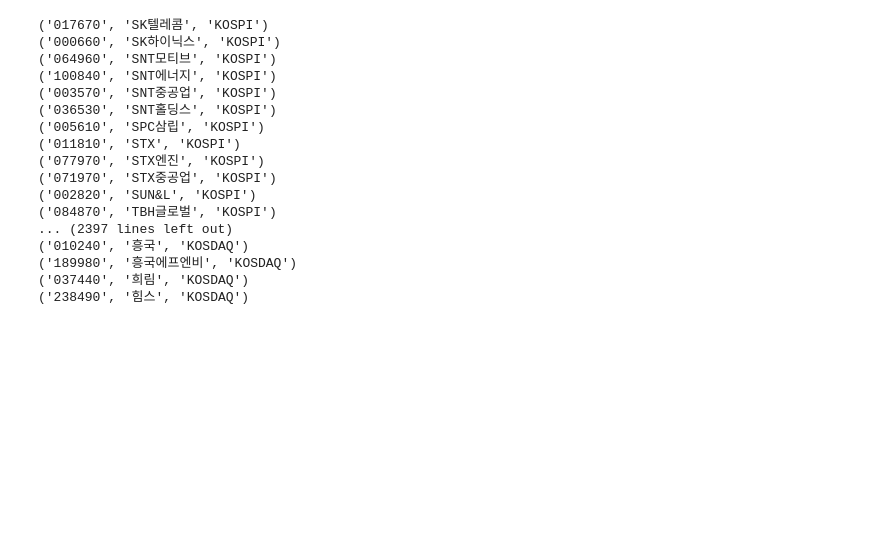
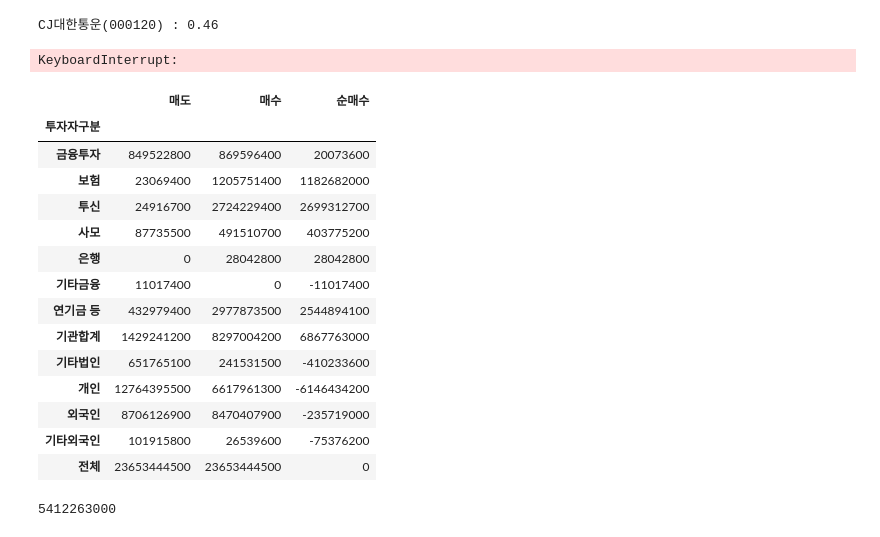
Before and after one commit to csw180/pystock, a Jupyter notebook: test.ipynb, the cells around one changed output. Saved outputs shown, nothing was run; the diff lists cells and outputs as text; code cells hidden in the pictures; blank space fills up the shorter version.

```diff
--- a/test.ipynb
+++ b/test.ipynb
@@ -11,29 +203,0 @@ for ticker in tickers_list :
-# %%
-count_enable = False
-for t in tickers :
-    if t[0] == '017670' :
-        count_enable = True
-        print(t)
-        continue
-    if count_enable :
-        print(t)
-#         '017670', 'SK텔레콤', 'KOSPI')
-# ('000660', 'SK하이닉스', 'KOSPI')
-# %% [output]
-('017670', 'SK텔레콤', 'KOSPI')
-('000660', 'SK하이닉스', 'KOSPI')
-('064960', 'SNT모티브', 'KOSPI')
-('100840', 'SNT에너지', 'KOSPI')
-('003570', 'SNT중공업', 'KOSPI')
-('036530', 'SNT홀딩스', 'KOSPI')
-('005610', 'SPC삼립', 'KOSPI')
-('011810', 'STX', 'KOSPI')
-('077970', 'STX엔진', 'KOSPI')
-('071970', 'STX중공업', 'KOSPI')
-('002820', 'SUN&L', 'KOSPI')
-('084870', 'TBH글로벌', 'KOSPI')
-... (2397 lines left out)
-('010240', '흥국', 'KOSDAQ')
-('189980', '흥국에프엔비', 'KOSDAQ')
-('037440', '희림', 'KOSDAQ')
-('238490', '힘스', 'KOSDAQ')
@@ -43,0 +206,44 @@ df
+# %%
+for ticker in tickers :
+    try :
+        time.sleep(1)
+        df_investor = stock.get_market_trading_value_by_investor(base_date, base_date, ticker[0])
+        df_cap = stock.get_market_cap(base_date)
+        major_cap = df_cap[df_cap.index == ticker[0]]['시가총액'][0]
+        major_investor = df_investor[df_investor.index.isin(["투신","사모","연기금 등","외국인"])]["순매수"].sum()
+        purchase_size = major_investor/major_cap * 100
+    except ValueError :
+        print(f"[df fetch :{base_date=} {ticker[0]=} ] ValueError Continue...")
+        continue
+
+    if df_investor.empty or df_cap.empty:
+        continue
+    if  purchase_size > 0.1 :
+        print(f'{ticker[1]}({ticker[0]}) : {purchase_size:.2f}')
+# %% [output]
+CJ대한통운(000120) : 0.46
+KeyboardInterrupt:
+# %%
+df_investor = stock.get_market_trading_value_by_investor("20230804", "20230804", '383220')
+df_investor
+# %% [output]
+|  | 매도 | 매수 | 순매수 |
+| 투자자구분 |  |  |  |
+| 금융투자 | 849522800 | 869596400 | 20073600 |
+| 보험 | 23069400 | 1205751400 | 1182682000 |
+| 투신 | 24916700 | 2724229400 | 2699312700 |
+| 사모 | 87735500 | 491510700 | 403775200 |
+| 은행 | 0 | 28042800 | 28042800 |
+| 기타금융 | 11017400 | 0 | -11017400 |
+| 연기금 등 | 432979400 | 2977873500 | 2544894100 |
+| 기관합계 | 1429241200 | 8297004200 | 6867763000 |
+| 기타법인 | 651765100 | 241531500 | -410233600 |
+| 개인 | 12764395500 | 6617961300 | -6146434200 |
+| 외국인 | 8706126900 | 8470407900 | -235719000 |
+| 기타외국인 | 101915800 | 26539600 | -75376200 |
+| 전체 | 23653444500 | 23653444500 | 0 |
+# %%
+major_investor = df_investor[df_investor.index.isin(["투신","사모","연기금 등","외국인"])]["순매수"].sum()
+print(major_investor)
+# %% [output]
+5412263000
```
Also changed, not shown: parts of 31 cells of this notebook, 10 other files.
